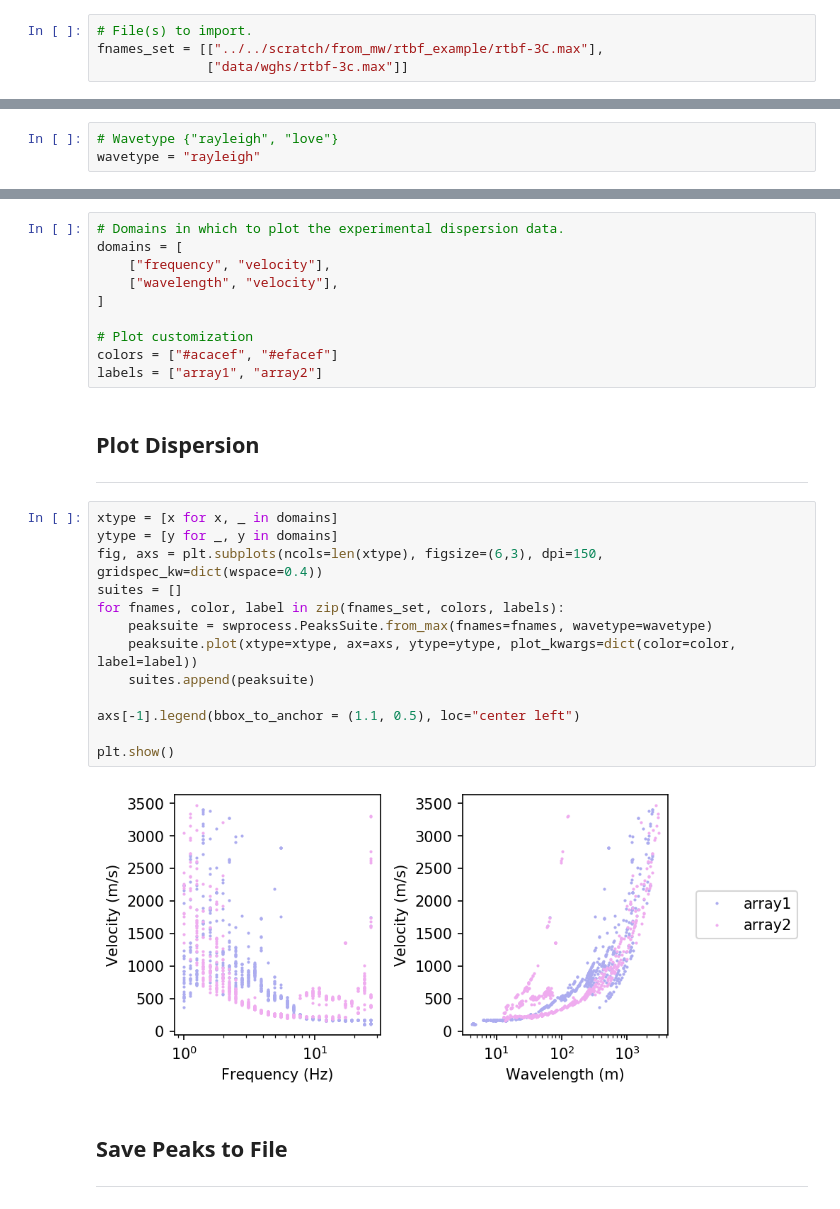
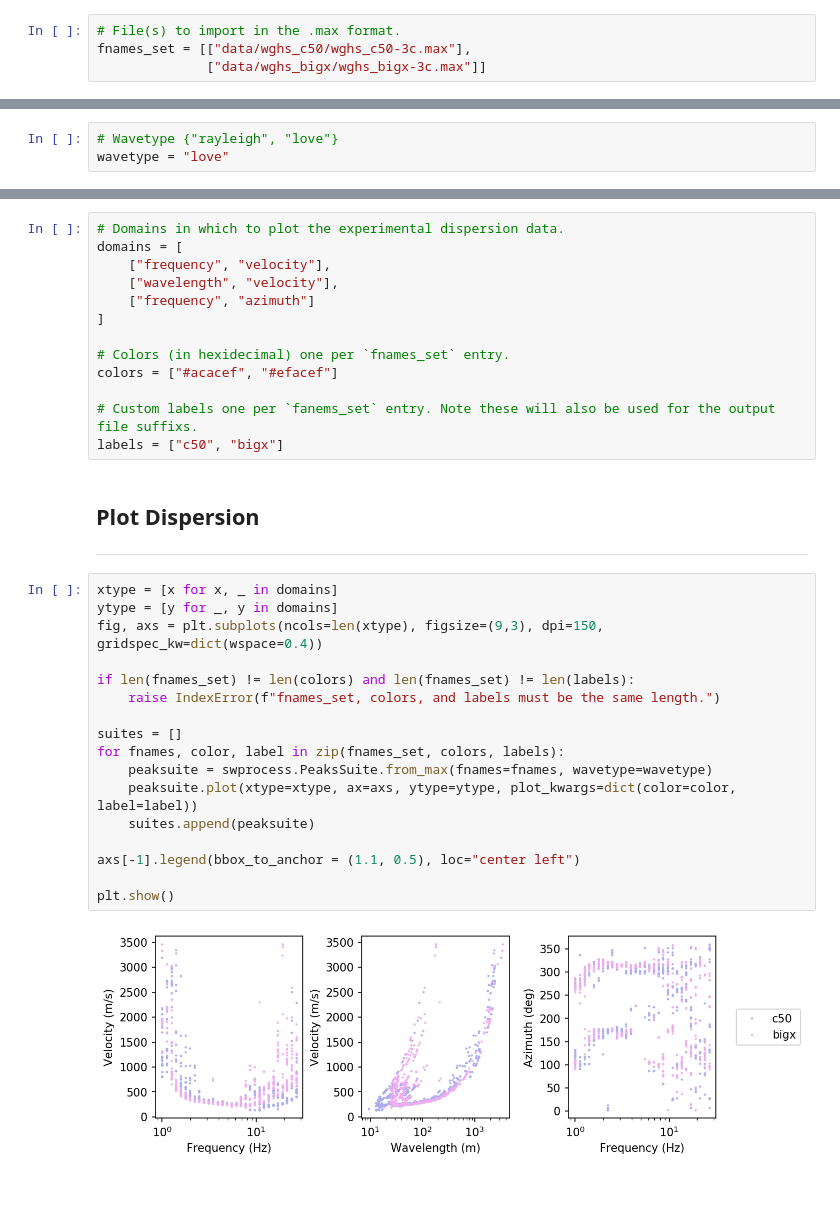
Before and after one commit to jpvantassel/swprocess, a Jupyter notebook: examples/mam/mam.ipynb, the cells around one changed output, grey strips where cells are left out. Saved outputs shown, nothing was run; the diff lists cells and outputs as text.

Commit message:
:books: Improving example notebooks

```diff
--- a/examples/mam/mam.ipynb
+++ b/examples/mam/mam.ipynb
@@ -73,14 +73,14 @@ import swprocess
 # %% [markdown]
 ### Files
 # %%
-# File(s) to import.
-fnames_set = [["../../scratch/from_mw/rtbf_example/rtbf-3C.max"],
-              ["data/wghs/rtbf-3c.max"]]
+# File(s) to import in the .max format.
+fnames_set = [["data/wghs_c50/wghs_c50-3c.max"],
+              ["data/wghs_bigx/wghs_bigx-3c.max"]]
 # %% [markdown]
 ### Wavetype
 # %%
 # Wavetype {"rayleigh", "love"}
-wavetype = "rayleigh"
+wavetype = "love"
 # %% [markdown]
 ### Plot Settings
 # %%
@@ -88,29 +88,33 @@ wavetype = "rayleigh"
 domains = [
     ["frequency", "velocity"],
     ["wavelength", "velocity"],
+    ["frequency", "azimuth"]
 ]
 
-# Plot customization
+# Colors (in hexidecimal) one per `fnames_set` entry.
 colors = ["#acacef", "#efacef"]
-labels = ["array1", "array2"]
+
+# Custom labels one per `fanems_set` entry. Note these will also be used for the output file suffixs.
+labels = ["c50", "bigx"]
 # %% [markdown]
 ## Plot Dispersion
 ---
 # %%
 xtype = [x for x, _ in domains]
 ytype = [y for _, y in domains]
-fig, axs = plt.subplots(ncols=len(xtype), figsize=(6,3), dpi=150, gridspec_kw=dict(wspace=0.4))
+fig, axs = plt.subplots(ncols=len(xtype), figsize=(9,3), dpi=150, gridspec_kw=dict(wspace=0.4))
+
+if len(fnames_set) != len(colors) and len(fnames_set) != len(labels):
+    raise IndexError(f"fnames_set, colors, and labels must be the same length.")
+
 suites = []
 for fnames, color, label in zip(fnames_set, colors, labels):
     peaksuite = swprocess.PeaksSuite.from_max(fnames=fnames, wavetype=wavetype)
     peaksuite.plot(xtype=xtype, ax=axs, ytype=ytype, plot_kwargs=dict(color=color, label=label))
     suites.append(peaksuite)
 
 axs[-1].legend(bbox_to_anchor = (1.1, 0.5), loc="center left")
 
 plt.show()
 # %% [output]
-[figure, old version]
+[figure, new version]
-# %% [markdown]
-## Save Peaks to File
----
```
Also changed, not shown: parts of 4 cells of this notebook, 11 other files.
